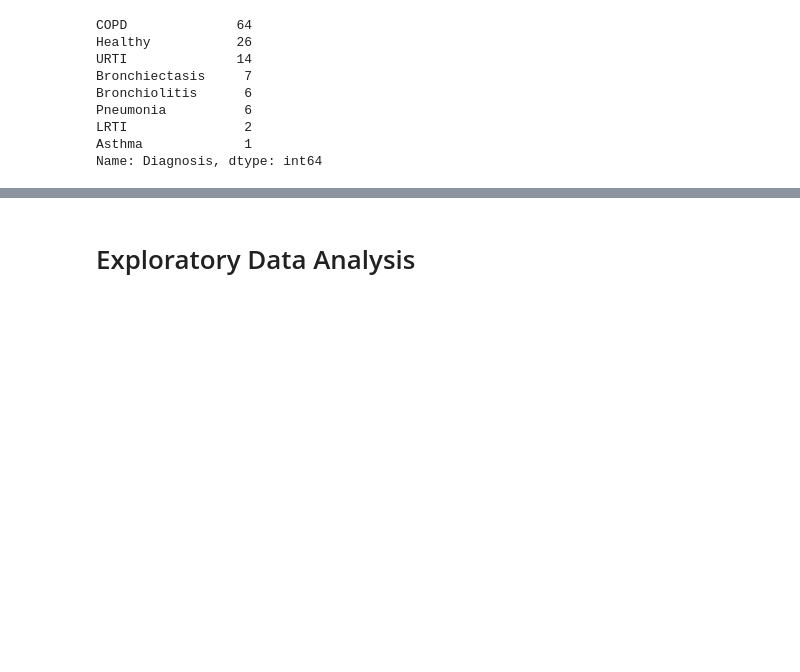
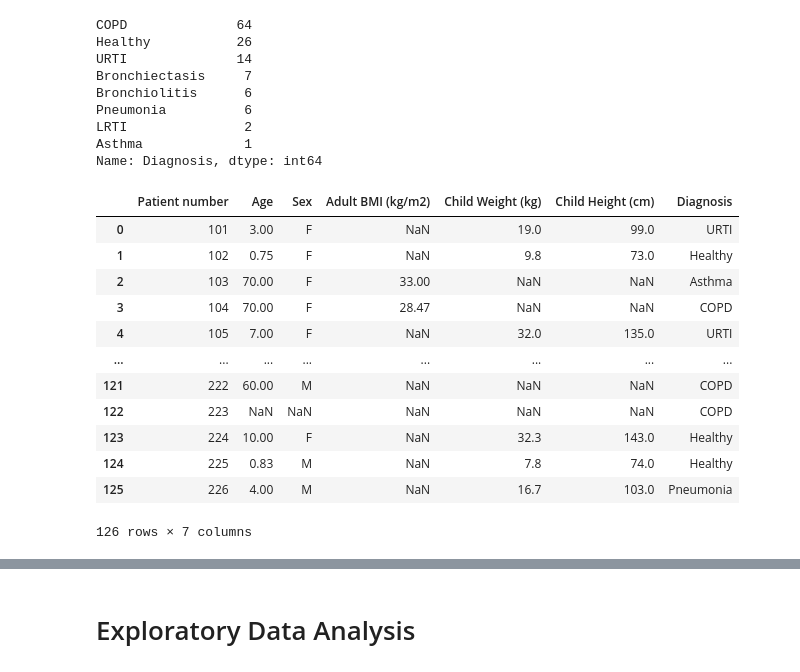
Before and after one commit to DaffRazan/Lunion, a Jupyter notebook: Machine Learning/Deep Learning pendeteksi penyakit paru.ipynb, the cells around one changed output, grey strips where cells are left out. Saved outputs shown, nothing was run; the diff lists cells and outputs as text; code cells hidden in the pictures; blank space fills up the shorter version.

```diff
--- a/Machine Learning/Deep Learning pendeteksi penyakit paru.ipynb
+++ b/Machine Learning/Deep Learning pendeteksi penyakit paru.ipynb
@@ -67,6 +80,22 @@ Pneumonia          6
 LRTI               2
 Asthma             1
 Name: Diagnosis, dtype: int64
+# %%
+df
+# %% [output]
+|  | Patient number | Age | Sex | Adult BMI (kg/m2) | Child Weight (kg) | Child Height (cm) | Diagnosis |
+| 0 | 101 | 3.00 | F | NaN | 19.0 | 99.0 | URTI |
+| 1 | 102 | 0.75 | F | NaN | 9.8 | 73.0 | Healthy |
+| 2 | 103 | 70.00 | F | 33.00 | NaN | NaN | Asthma |
+| 3 | 104 | 70.00 | F | 28.47 | NaN | NaN | COPD |
+| 4 | 105 | 7.00 | F | NaN | 32.0 | 135.0 | URTI |
+| ... | ... | ... | ... | ... | ... | ... | ... |
+| 121 | 222 | 60.00 | M | NaN | NaN | NaN | COPD |
+| 122 | 223 | NaN | NaN | NaN | NaN | NaN | COPD |
+| 123 | 224 | 10.00 | F | NaN | 32.3 | 143.0 | Healthy |
+| 124 | 225 | 0.83 | M | NaN | 7.8 | 74.0 | Healthy |
+| 125 | 226 | 4.00 | M | NaN | 16.7 | 103.0 | Pneumonia |
+126 rows × 7 columns
 # %%
 root = '/content/files/respiratory_sound_database/Respiratory_Sound_Database/audio_and_txt_files/'
 filenames = [s.split('.')[0] for s in os.listdir(path = root) if '.txt' in s]
```
Also changed, not shown: parts of 35 cells of this notebook.
